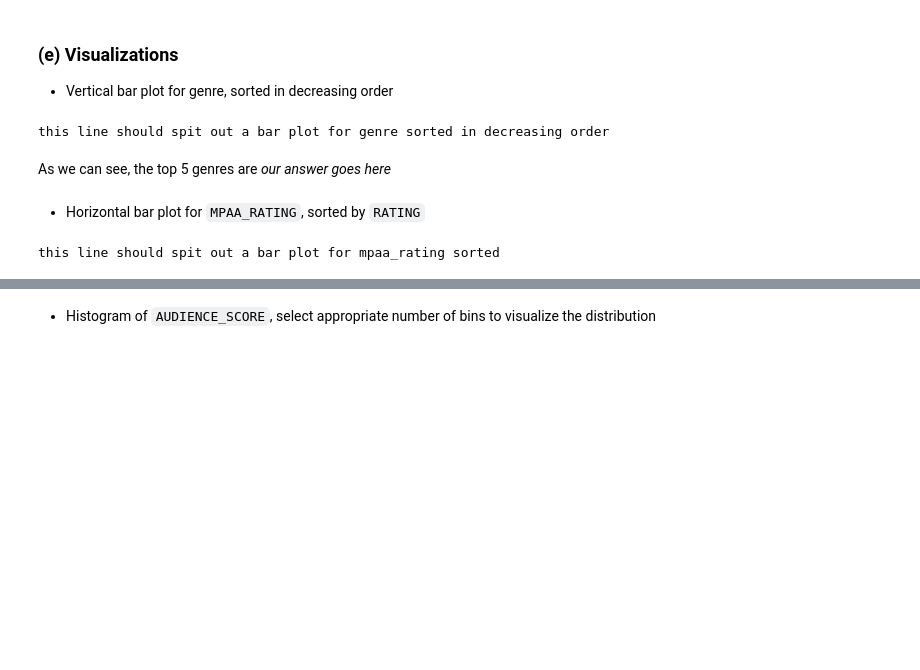
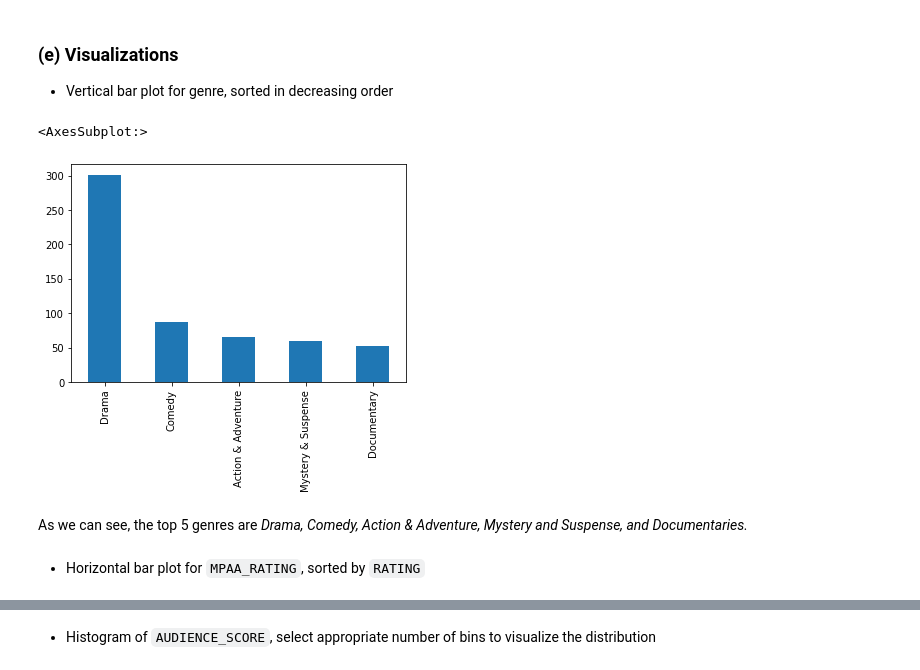
Before and after one commit to DevvyDont/DataMining, a Jupyter notebook: A1/A1_Group_Zamorano.ipynb, the cells around one changed output, grey strips where cells are left out. Saved outputs shown, nothing was run; the diff lists cells and outputs as text; code cells hidden in the pictures; blank space fills up the shorter version.

```diff
--- a/A1/A1_Group_Zamorano.ipynb
+++ b/A1/A1_Group_Zamorano.ipynb
@@ -612,15 +690,13 @@ Q3: 83.000
 # %% [markdown]
 ### (e) Visualizations
 - Vertical bar plot for genre, sorted in decreasing order
-# %%
-print('this line should spit out a bar plot for genre sorted in decreasing order')
-# %% [output]
-this line should spit out a bar plot for genre sorted in decreasing order
+# %%
+# Top 5 genres
+data[GENRE].value_counts()[:5].plot.bar()
+# %% [output]
+<AxesSubplot:>
+[figure, added]
 # %% [markdown]
-As we can see, the top 5 genres are *our answer goes here*
+As we can see, the top 5 genres are *Drama, Comedy, Action & Adventure, Mystery and Suspense, and Documentaries.*
 # %% [markdown]
 - Horizontal bar plot for `MPAA_RATING`, sorted by `RATING`
-# %%
-print('this line should spit out a bar plot for mpaa_rating sorted')
-# %% [output]
-this line should spit out a bar plot for mpaa_rating sorted
```
Also changed, not shown: parts of 27 cells of this notebook.
